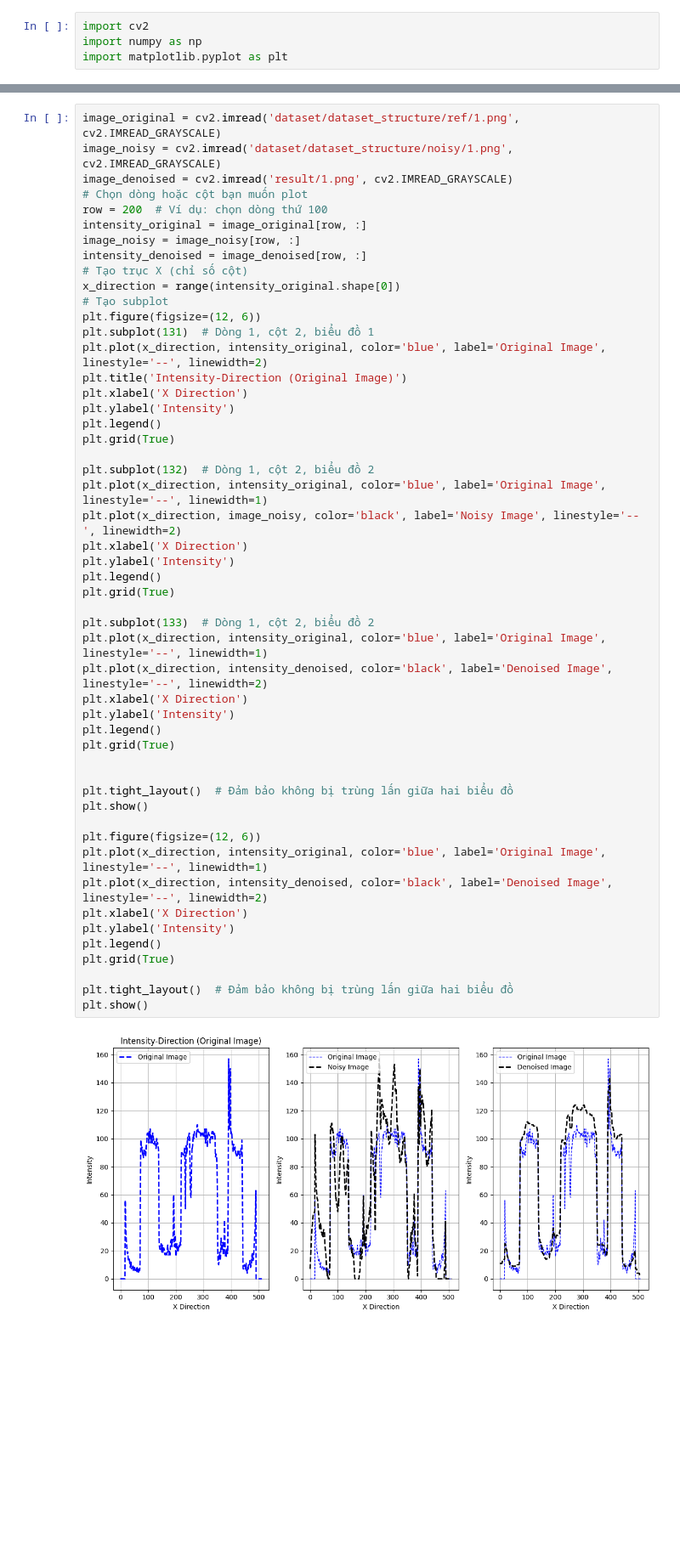
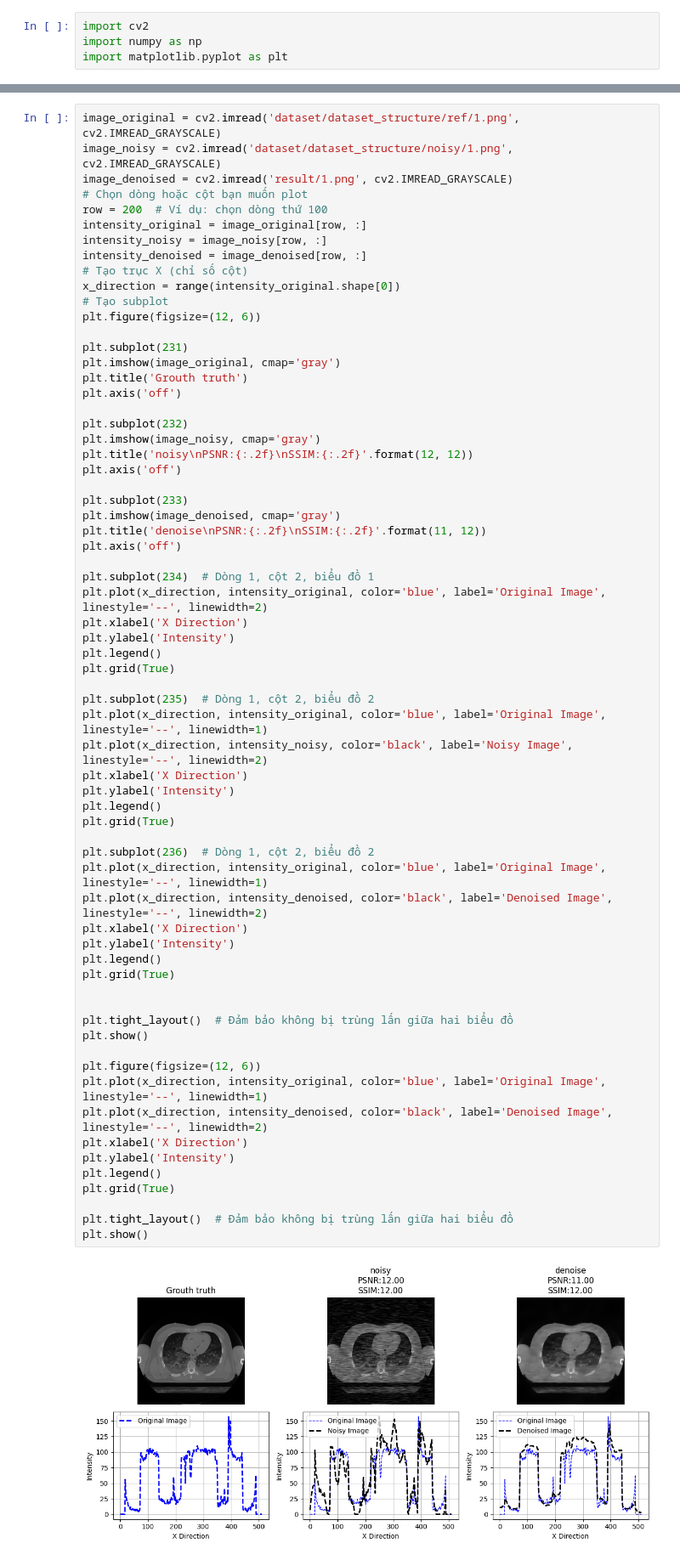
Before and after one commit to Graph-Total-Variation/PBL6-v1, a Jupyter notebook: deepgtv/2.ipynb, the cells around one changed output, grey strips where cells are left out. Shown: that part at 85% size. Saved outputs shown, nothing was run; the diff lists cells and outputs as text; blank space fills up the shorter version.

```diff
--- a/deepgtv/2.ipynb
+++ b/deepgtv/2.ipynb
@@ -32,50 +32,65 @@ image_denoised = cv2.imread('result/1.png', cv2.IMREAD_GRAYSCALE)
 # Chọn dòng hoặc cột bạn muốn plot
 row = 200  # Ví dụ: chọn dòng thứ 100
 intensity_original = image_original[row, :]
-image_noisy = image_noisy[row, :]
+intensity_noisy = image_noisy[row, :]
 intensity_denoised = image_denoised[row, :]
 # Tạo trục X (chỉ số cột)
 x_direction = range(intensity_original.shape[0])
 # Tạo subplot
 plt.figure(figsize=(12, 6))
-plt.subplot(131)  # Dòng 1, cột 2, biểu đồ 1
+
+plt.subplot(231)
+plt.imshow(image_original, cmap='gray')
+plt.title('Grouth truth')
+plt.axis('off')
+
+plt.subplot(232)
+plt.imshow(image_noisy, cmap='gray')
+plt.title('noisy\nPSNR:{:.2f}\nSSIM:{:.2f}'.format(12, 12))
+plt.axis('off')
+
+plt.subplot(233)
+plt.imshow(image_denoised, cmap='gray')
+plt.title('denoise\nPSNR:{:.2f}\nSSIM:{:.2f}'.format(11, 12))
+plt.axis('off')
+
+plt.subplot(234)  # Dòng 1, cột 2, biểu đồ 1
 plt.plot(x_direction, intensity_original, color='blue', label='Original Image', linestyle='--', linewidth=2)
-plt.title('Intensity-Direction (Original Image)')
 plt.xlabel('X Direction')
 plt.ylabel('Intensity')
 plt.legend()
 plt.grid(True)
 
-plt.subplot(132)  # Dòng 1, cột 2, biểu đồ 2
+plt.subplot(235)  # Dòng 1, cột 2, biểu đồ 2
 plt.plot(x_direction, intensity_original, color='blue', label='Original Image', linestyle='--', linewidth=1)
-plt.plot(x_direction, image_noisy, color='black', label='Noisy Image', linestyle='--', linewidth=2)
+plt.plot(x_direction, intensity_noisy, color='black', label='Noisy Image', linestyle='--', linewidth=2)
 plt.xlabel('X Direction')
 plt.ylabel('Intensity')
 plt.legend()
 plt.grid(True)
 
-plt.subplot(133)  # Dòng 1, cột 2, biểu đồ 2
+plt.subplot(236)  # Dòng 1, cột 2, biểu đồ 2
 plt.plot(x_direction, intensity_original, color='blue', label='Original Image', linestyle='--', linewidth=1)
 plt.plot(x_direction, intensity_denoised, color='black', label='Denoised Image', linestyle='--', linewidth=2)
 plt.xlabel('X Direction')
 plt.ylabel('Intensity')
 plt.legend()
 plt.grid(True)
 
 
 plt.tight_layout()  # Đảm bảo không bị trùng lấn giữa hai biểu đồ
 plt.show()
 
 plt.figure(figsize=(12, 6))
 plt.plot(x_direction, intensity_original, color='blue', label='Original Image', linestyle='--', linewidth=1)
 plt.plot(x_direction, intensity_denoised, color='black', label='Denoised Image', linestyle='--', linewidth=2)
 plt.xlabel('X Direction')
 plt.ylabel('Intensity')
 plt.legend()
 plt.grid(True)
 
 plt.tight_layout()  # Đảm bảo không bị trùng lấn giữa hai biểu đồ
 plt.show()
 # %% [output]
-[figure, old version]
+[figure, new version]
 [figure]
```
Also changed, not shown: 3 other files.
